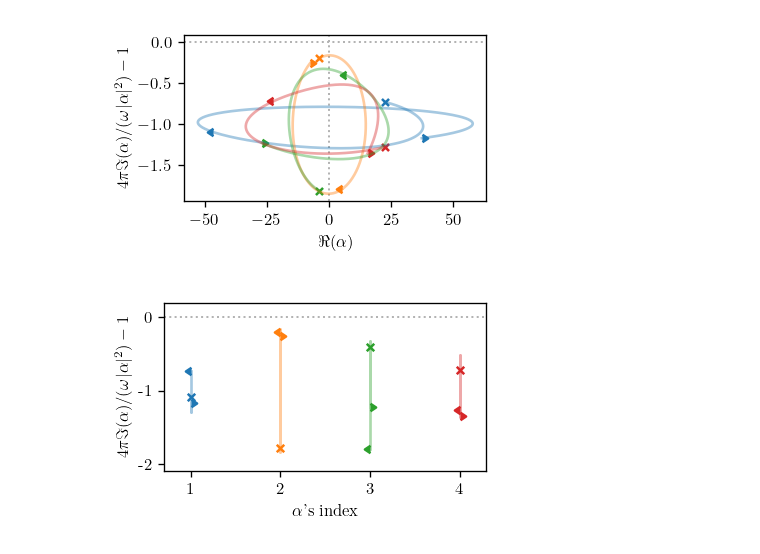
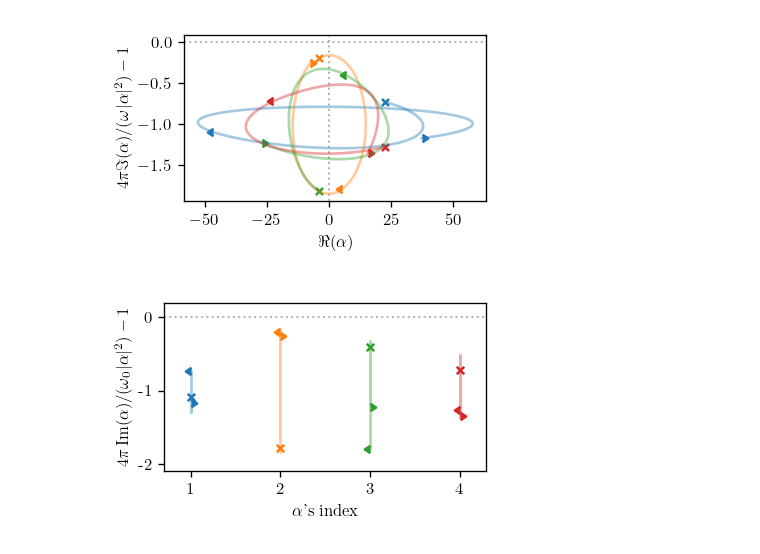
Before and after one commit to mekise/graph-theory-dda, a Jupyter notebook: notebooks/plot_paper.ipynb, the cells around one changed output. Cells and saved outputs as stored; diff of their text form; code cells hidden in the pictures.

Commit message:
Change omega to omega0, fix alpha scan in run_eps

```diff
--- a/notebooks/plot_paper.ipynb
+++ b/notebooks/plot_paper.ipynb
@@ -9,7 +9,7 @@ import matplotlib.animation as animation
 
 plt.rcParams.update({
     "text.usetex": True,
-    "text.latex.preamble": r'\usepackage{amsmath}\usepackage{bm}', # insert packages here e.g. r'\usepackage{mathrm}'
+    "text.latex.preamble": r'\usepackage{amsmath}\usepackage{bm}\usepackage{physics}', # insert packages here e.g. r'\usepackage{mathrm}'
     "font.family": "serif",
     "font.serif": "cm",
     "font.size": 10,
@@ -543,30 +543,30 @@ plt.show()
 # %%
 file = np.load("../data/alphas.npz")
 saveplot = "../data/alphas.pdf"
 alphas = file["alphas"]
 omegashift = file["omega"]
 
 ineq = 4*np.pi * np.imag(alphas)/np.abs(alphas)**2 - 1
 
 plt.figure(figsize=figsize, dpi=120)
 plt.axhline(0, c='0.7', ls='dotted', lw=1.2)
 colors = ['C0','C1','C2','C3']
 for i in range(np.shape(alphas)[1]):
     plt.plot(np.ones(np.shape(alphas)[0])*(i+1), ineq[:,i], c=colors[i], lw=1.6, alpha=0.4)
     plt.scatter(i+1, ineq[0,i], marker=8, s=20, c=colors[i])
     plt.scatter(i+1, ineq[int(len(omegashift)/2),i], marker='x', s=20, c=colors[i]) # negative omega shift
     plt.scatter(i+1, ineq[-1,i], marker=9, s=20, c=colors[i]) # positive omega shift
 plt.xlabel("$\\alpha$'s index")
-plt.ylabel("$4\\pi\\Im(\\alpha)/(\\omega|\\alpha|^2) - 1$")
+plt.ylabel("$4\\pi\\Im(\\alpha)/(\\omega_0|\\alpha|^2) - 1$")
 plt.xlim([0.7, 4.3])
 plt.ylim([-2.1, 0.2])
 plt.yticks([-2,-1,0], ["-2", "-1", "0"])
 # plt.legend(frameon=False, loc="upper right")
 plt.tight_layout()
-# plt.savefig(saveplot)
+plt.savefig(saveplot)
 plt.show()
 # %% [output]
-[figure, old version]
+[figure, new version]
 # %%
 file = np.load("../data/alphas.npz")
 saveplot = "../data/alphas.gif"
```
Also changed, not shown: 1 other file.
